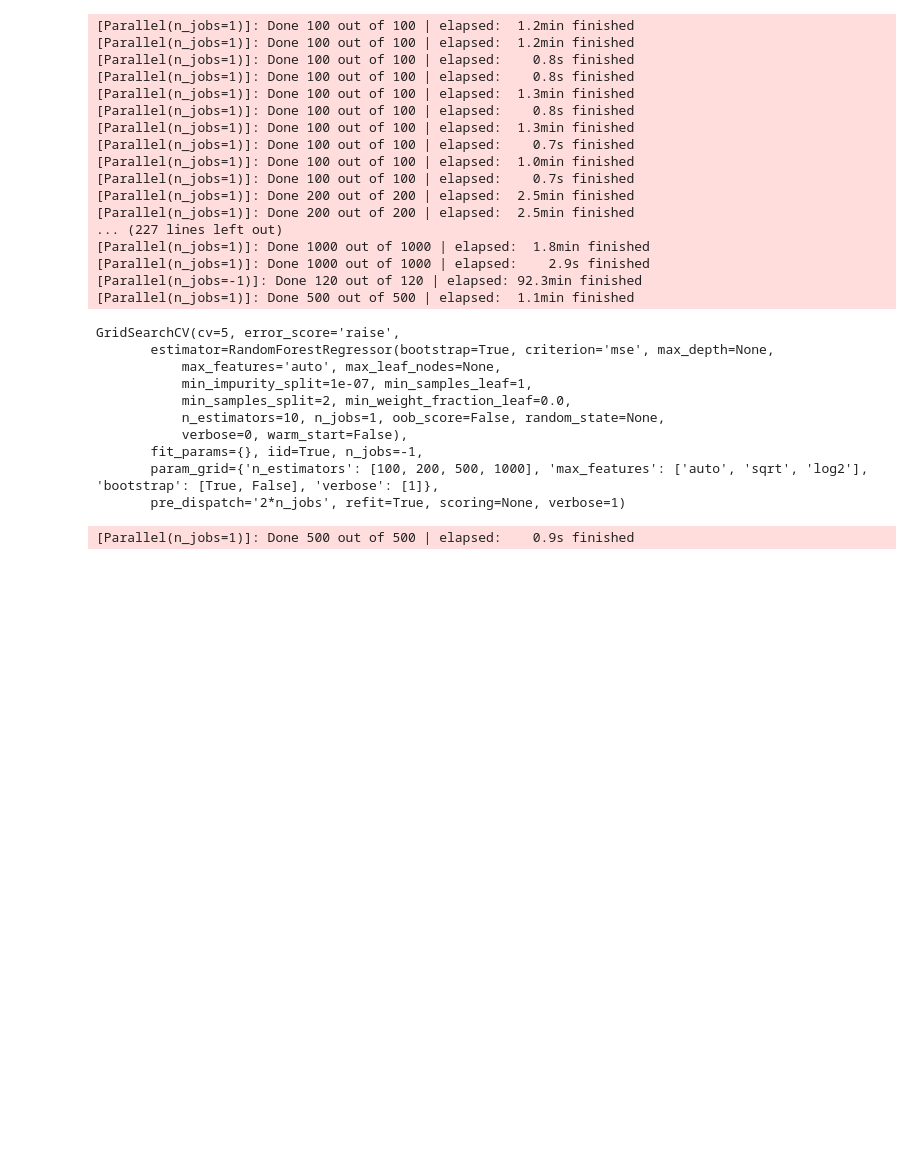
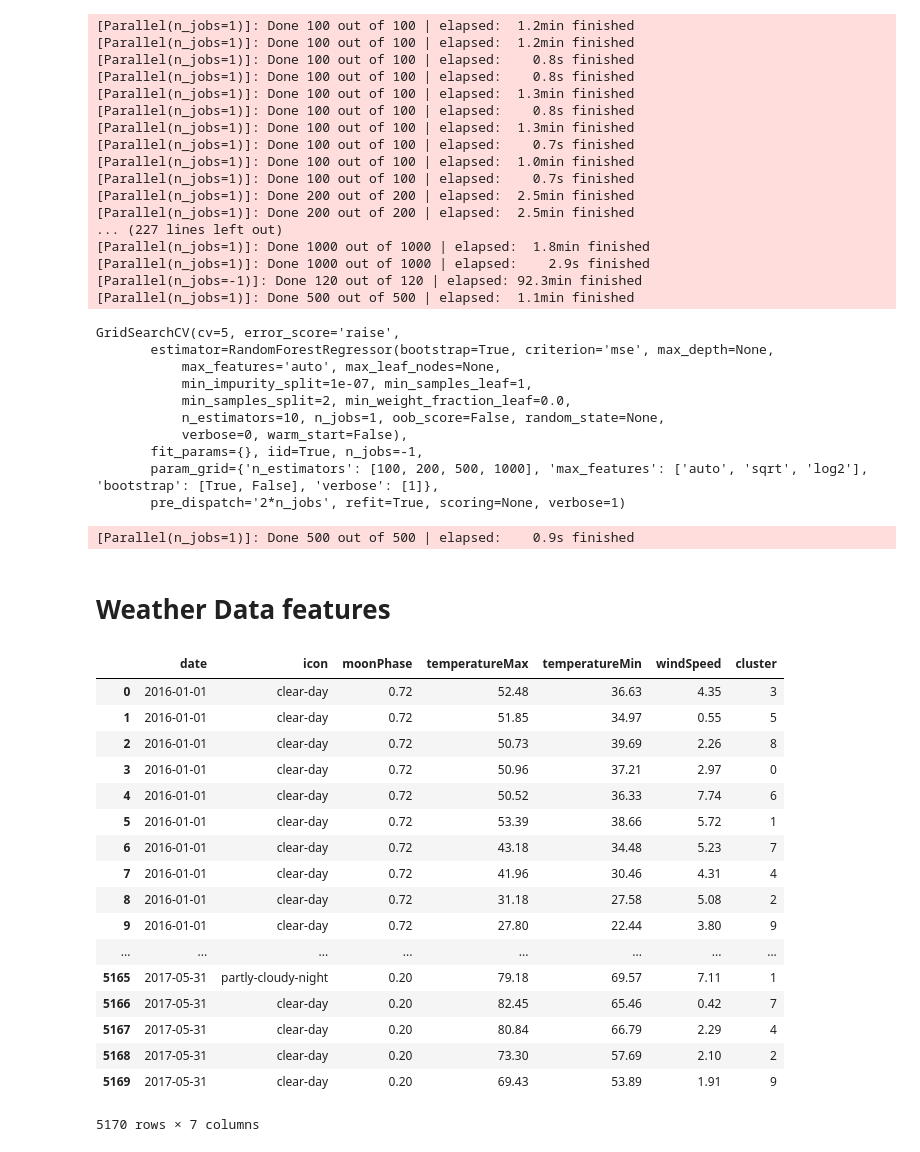
Before and after one commit to AndraAnoaica/kaggle_resto, a Jupyter notebook: prediction_models/0.0-aa-dumbest_model.ipynb, the cells around one changed output. Cells and saved outputs as stored; diff of their text form; code cells hidden in the pictures; blank space fills up the shorter version.

```diff
--- a/prediction_models/0.0-aa-dumbest_model.ipynb
+++ b/prediction_models/0.0-aa-dumbest_model.ipynb
@@ -382,3 +383,30 @@ sample_submission_df["visitors"] = clf_cv_grid.predict(sample_submission_df[col]
 [Parallel(n_jobs=1)]: Done 500 out of 500 | elapsed:    0.9s finished
 # %%
 sample_submission_df[["id", "visitors"]].to_csv("dumb_submission_4.csv",index = False)
+# %% [markdown]
+# Weather Data features
+# %%
+weather_df = pd.read_csv(path_dict["read_weather_df"], index_col =0)
+# %%
+weather_df["date"] = pd.to_datetime(weather_df["date"])
+# %%
+weather_df
+# %% [output]
+|  | date | icon | moonPhase | temperatureMax | temperatureMin | windSpeed | cluster |
+| 0 | 2016-01-01 | clear-day | 0.72 | 52.48 | 36.63 | 4.35 | 3 |
+| 1 | 2016-01-01 | clear-day | 0.72 | 51.85 | 34.97 | 0.55 | 5 |
+| 2 | 2016-01-01 | clear-day | 0.72 | 50.73 | 39.69 | 2.26 | 8 |
+| 3 | 2016-01-01 | clear-day | 0.72 | 50.96 | 37.21 | 2.97 | 0 |
+| 4 | 2016-01-01 | clear-day | 0.72 | 50.52 | 36.33 | 7.74 | 6 |
+| 5 | 2016-01-01 | clear-day | 0.72 | 53.39 | 38.66 | 5.72 | 1 |
+| 6 | 2016-01-01 | clear-day | 0.72 | 43.18 | 34.48 | 5.23 | 7 |
+| 7 | 2016-01-01 | clear-day | 0.72 | 41.96 | 30.46 | 4.31 | 4 |
+| 8 | 2016-01-01 | clear-day | 0.72 | 31.18 | 27.58 | 5.08 | 2 |
+| 9 | 2016-01-01 | clear-day | 0.72 | 27.80 | 22.44 | 3.80 | 9 |
+| ... | ... | ... | ... | ... | ... | ... | ... |
+| 5165 | 2017-05-31 | partly-cloudy-night | 0.20 | 79.18 | 69.57 | 7.11 | 1 |
+| 5166 | 2017-05-31 | clear-day | 0.20 | 82.45 | 65.46 | 0.42 | 7 |
+| 5167 | 2017-05-31 | clear-day | 0.20 | 80.84 | 66.79 | 2.29 | 4 |
+| 5168 | 2017-05-31 | clear-day | 0.20 | 73.30 | 57.69 | 2.10 | 2 |
+| 5169 | 2017-05-31 | clear-day | 0.20 | 69.43 | 53.89 | 1.91 | 9 |
+5170 rows × 7 columns
```
Also changed, not shown: parts of 21 cells of this notebook, 7 other files.
